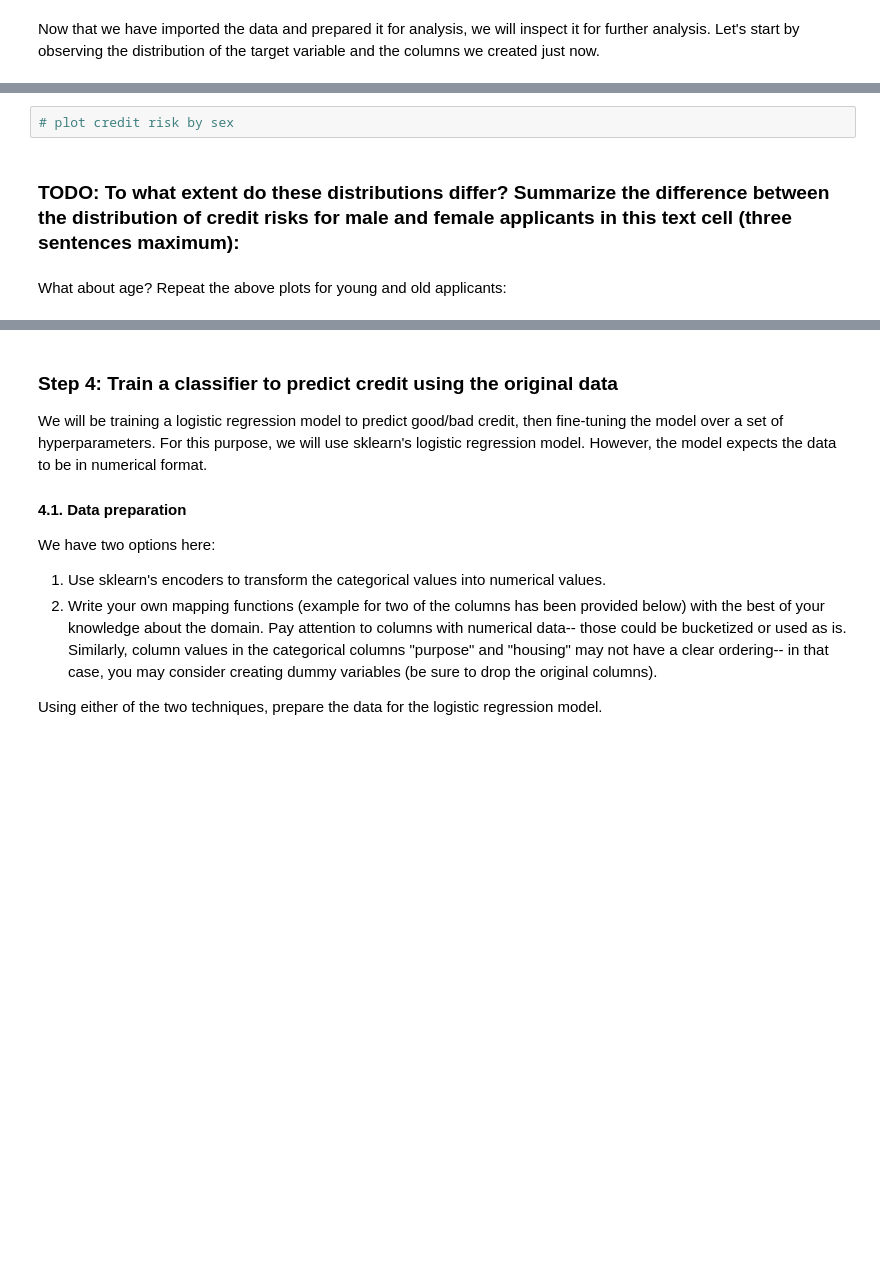
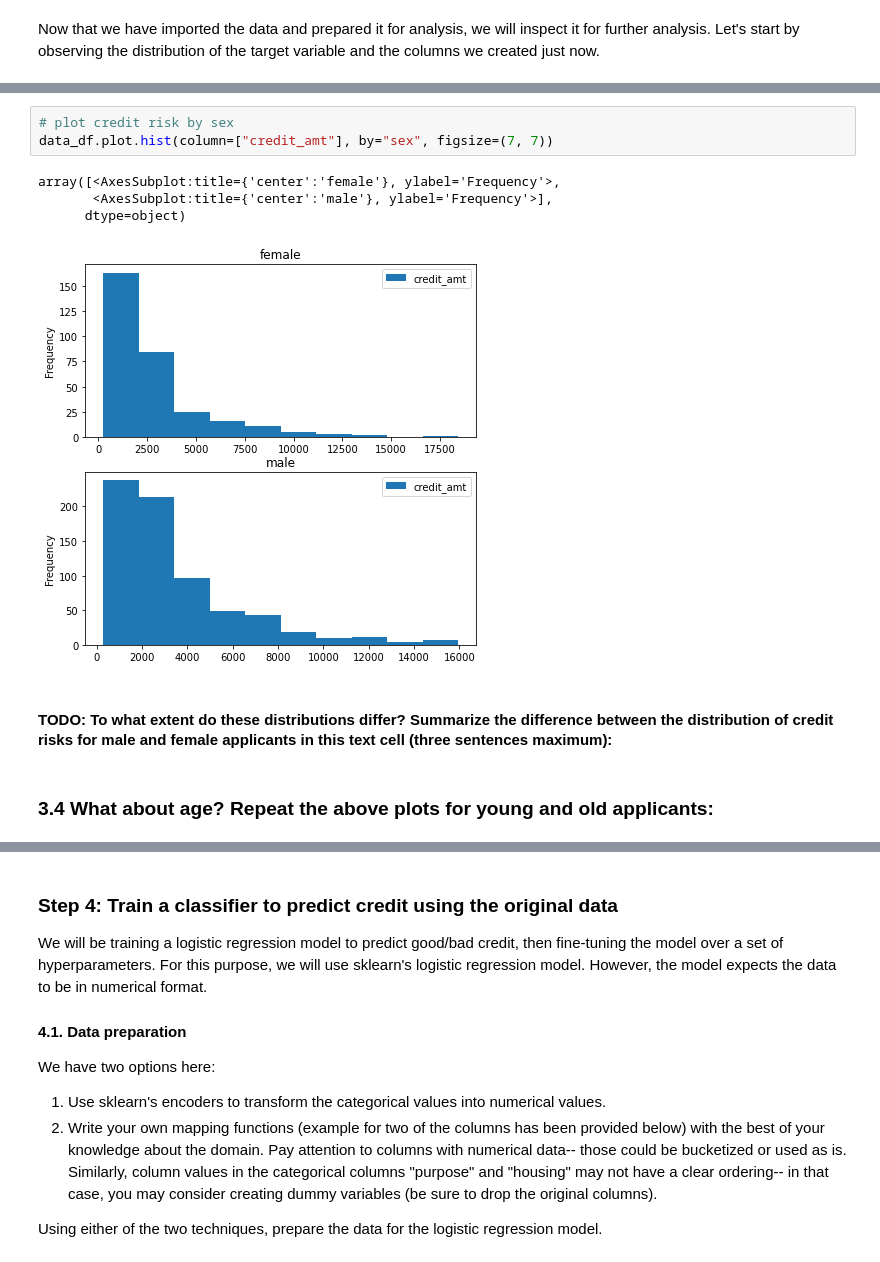
Before and after one commit to YHWOO13/PURDUE-2024-SPRING, a Jupyter notebook: CNIT581_RDM/Assignment1/assignment-1.ipynb, the cells around one changed output, grey strips where cells are left out. Saved outputs shown, nothing was run; the diff lists cells and outputs as text; blank space fills up the shorter version.

```diff
--- a/CNIT581_RDM/Assignment1/assignment-1.ipynb
+++ b/CNIT581_RDM/Assignment1/assignment-1.ipynb
@@ -187,8 +252,14 @@ Plot the distribution of credit risk for males and for females.
 # %%
 # plot credit risk by sex
+data_df.plot.hist(column=["credit_amt"], by="sex", figsize=(7, 7))
+# %% [output]
+array([<AxesSubplot:title={'center':'female'}, ylabel='Frequency'>,
+       <AxesSubplot:title={'center':'male'}, ylabel='Frequency'>],
+      dtype=object)
+[figure, added]
 # %% [markdown]
-### **TODO: To what extent do these distributions differ? Summarize the difference between the distribution of credit risks for male and female applicants in this text cell (three sentences maximum):**
+#### **TODO: To what extent do these distributions differ? Summarize the difference between the distribution of credit risks for male and female applicants in this text cell (three sentences maximum):**
 # %% [markdown]
-What about age? Repeat the above plots for young and old applicants:
+### 3.4 What about age? Repeat the above plots for young and old applicants:
 # %%
 # write code to plot credit risk for young and old applicants in this code cell
```
Also changed, not shown: parts of 35 cells of this notebook.
